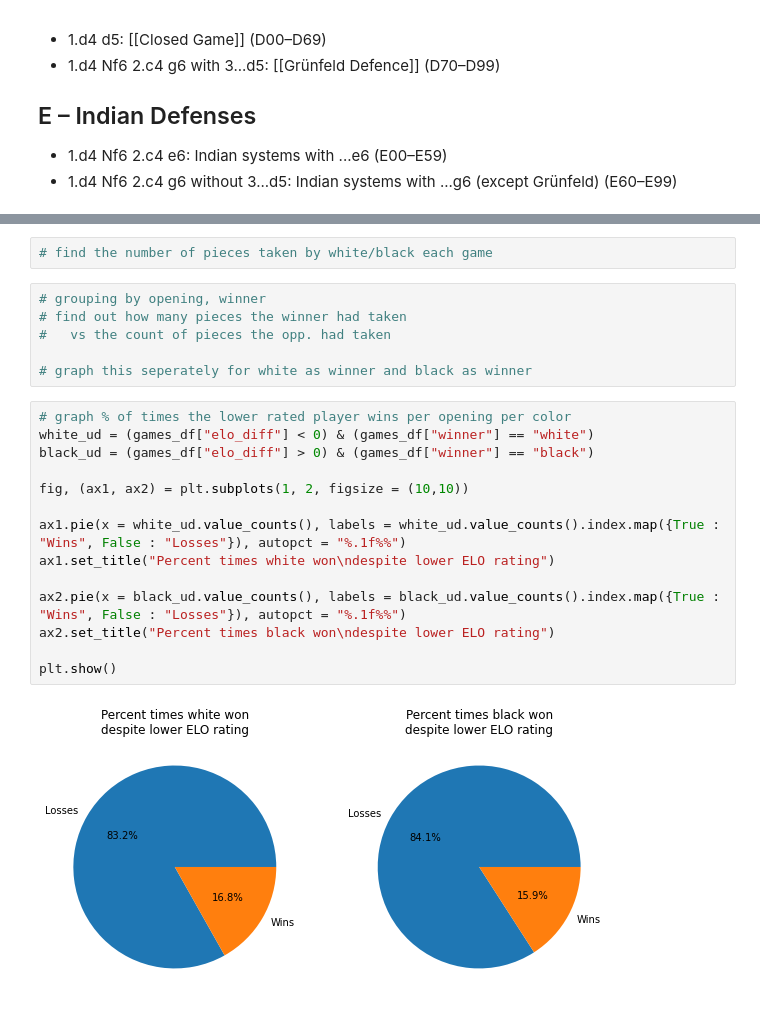
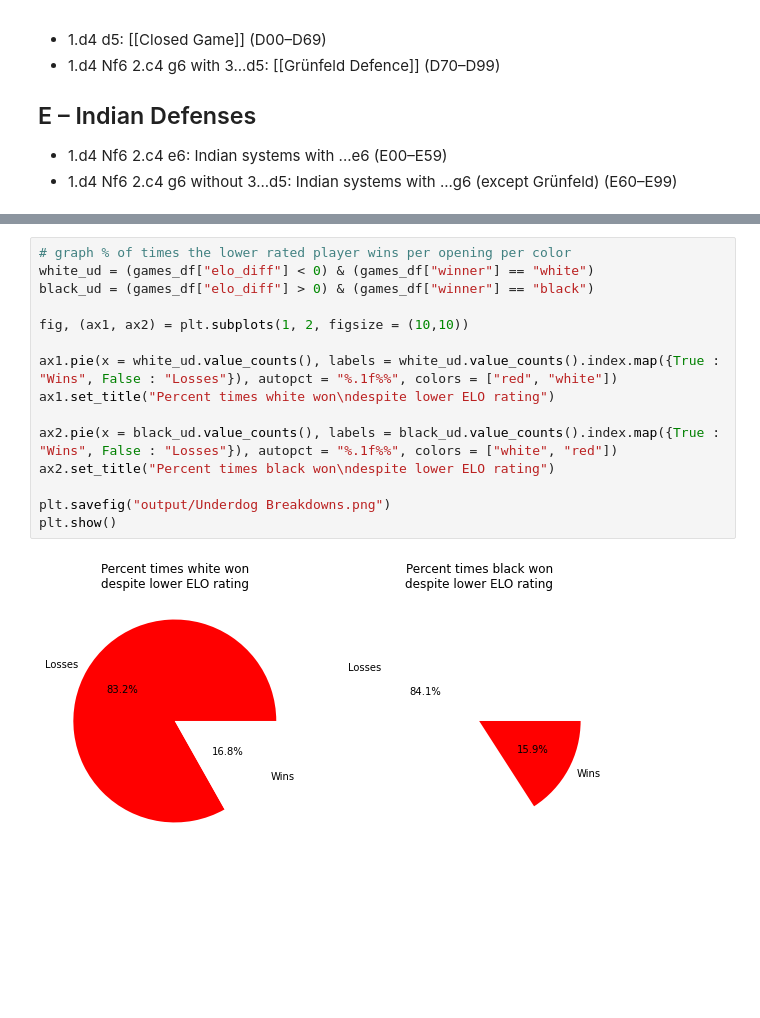
Before and after one commit to engeljason/chess_openings_analysis, a Jupyter notebook: analysis.ipynb, the cells around one changed output, grey strips where cells are left out. Cells and saved outputs as stored; diff of their text form; blank space fills up the shorter version.

Commit message:
output to files

```diff
--- a/analysis.ipynb
+++ b/analysis.ipynb
@@ -77,26 +78,19 @@ plt.show()
-# %%
-# find the number of pieces taken by white/black each game
-# %%
-# grouping by opening, winner
-# find out how many pieces the winner had taken
-#   vs the count of pieces the opp. had taken
-
-# graph this seperately for white as winner and black as winner
 # %%
 # graph % of times the lower rated player wins per opening per color
 white_ud = (games_df["elo_diff"] < 0) & (games_df["winner"] == "white")
 black_ud = (games_df["elo_diff"] > 0) & (games_df["winner"] == "black")
 
 fig, (ax1, ax2) = plt.subplots(1, 2, figsize = (10,10))
 
-ax1.pie(x = white_ud.value_counts(), labels = white_ud.value_counts().index.map({True : "Wins", False : "Losses"}), autopct = "%.1f%%")
+ax1.pie(x = white_ud.value_counts(), labels = white_ud.value_counts().index.map({True : "Wins", False : "Losses"}), autopct = "%.1f%%", colors = ["red", "white"])
 ax1.set_title("Percent times white won\ndespite lower ELO rating")
 
-ax2.pie(x = black_ud.value_counts(), labels = black_ud.value_counts().index.map({True : "Wins", False : "Losses"}), autopct = "%.1f%%")
+ax2.pie(x = black_ud.value_counts(), labels = black_ud.value_counts().index.map({True : "Wins", False : "Losses"}), autopct = "%.1f%%", colors = ["white", "red"])
 ax2.set_title("Percent times black won\ndespite lower ELO rating")
 
+plt.savefig("output/Underdog Breakdowns.png")
 plt.show()
 # %% [output]
-[figure, old version]
+[figure, new version]
 # %%
 # repeat above work, but with the data binned by ranges of player ratings
```
Also changed, not shown: parts of 6 cells of this notebook, 6 other files.
